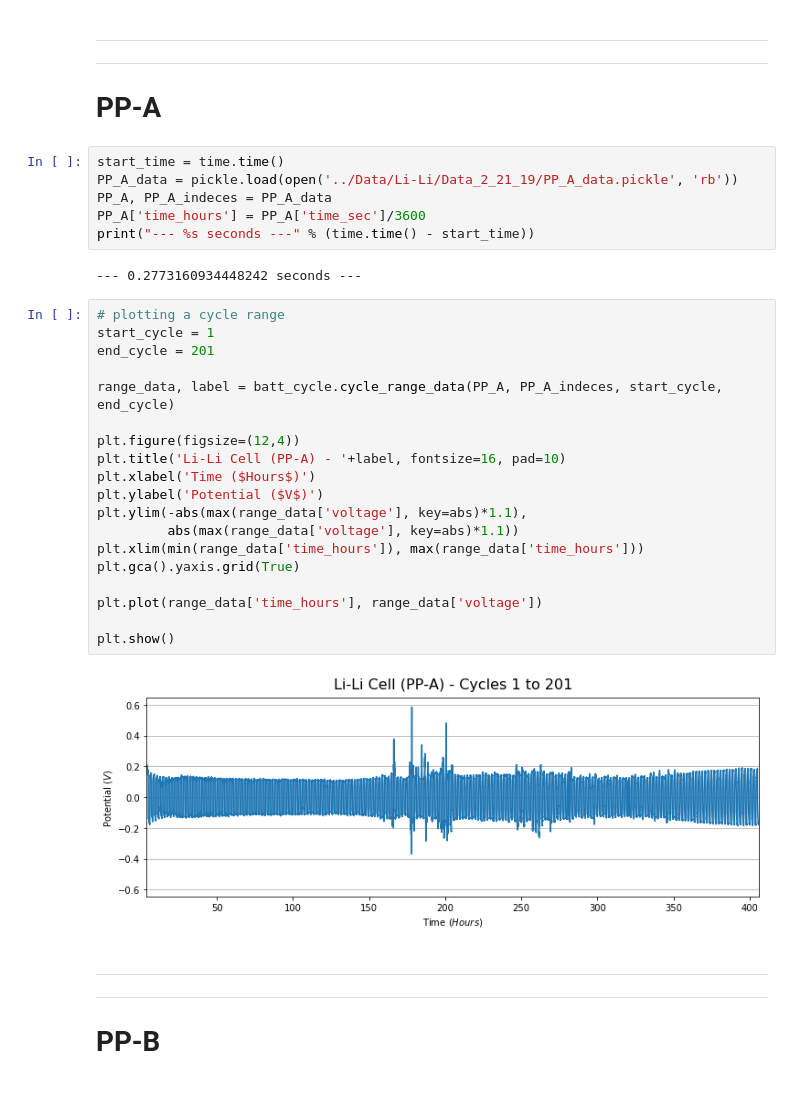
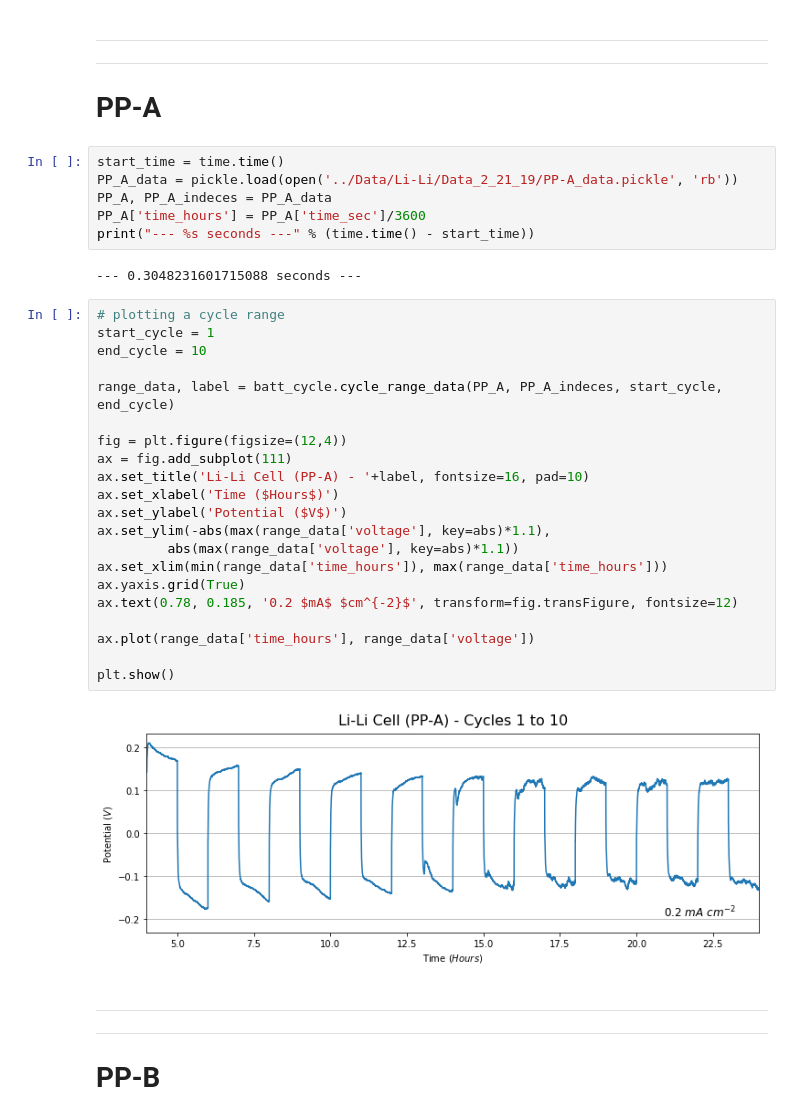
Before and after one commit to ParkerSteichen/battery_cycler, a Jupyter notebook: Li-Li_dev_6.ipynb, the cells around one changed output. Cells and saved outputs as stored; diff of their text form.

Commit message:
new data from 3_15_19

```diff
--- a/Li-Li_dev_6.ipynb
+++ b/Li-Li_dev_6.ipynb
@@ -14,33 +14,35 @@ total_start_time = time.time()
 # PP-A
 # %%
 start_time = time.time()
-PP_A_data = pickle.load(open('../Data/Li-Li/Data_2_21_19/PP_A_data.pickle', 'rb'))
+PP_A_data = pickle.load(open('../Data/Li-Li/Data_2_21_19/PP-A_data.pickle', 'rb'))
 PP_A, PP_A_indeces = PP_A_data
 PP_A['time_hours'] = PP_A['time_sec']/3600
 print("--- %s seconds ---" % (time.time() - start_time))
 # %% [output]
---- 0.2773160934448242 seconds ---
+--- 0.3048231601715088 seconds ---
 # %%
 # plotting a cycle range
 start_cycle = 1
-end_cycle = 201
+end_cycle = 10
 
 range_data, label = batt_cycle.cycle_range_data(PP_A, PP_A_indeces, start_cycle, end_cycle)
 
-plt.figure(figsize=(12,4))
-plt.title('Li-Li Cell (PP-A) - '+label, fontsize=16, pad=10)
-plt.xlabel('Time ($Hours$)')
-plt.ylabel('Potential ($V$)')
-plt.ylim(-abs(max(range_data['voltage'], key=abs)*1.1),
+fig = plt.figure(figsize=(12,4))
+ax = fig.add_subplot(111)
+ax.set_title('Li-Li Cell (PP-A) - '+label, fontsize=16, pad=10)
+ax.set_xlabel('Time ($Hours$)')
+ax.set_ylabel('Potential ($V$)')
+ax.set_ylim(-abs(max(range_data['voltage'], key=abs)*1.1),
          abs(max(range_data['voltage'], key=abs)*1.1))
-plt.xlim(min(range_data['time_hours']), max(range_data['time_hours']))
-plt.gca().yaxis.grid(True)
+ax.set_xlim(min(range_data['time_hours']), max(range_data['time_hours']))
+ax.yaxis.grid(True)
+ax.text(0.78, 0.185, '0.2 $mA$ $cm^{-2}$', transform=fig.transFigure, fontsize=12)
 
-plt.plot(range_data['time_hours'], range_data['voltage'])
+ax.plot(range_data['time_hours'], range_data['voltage'])
 
 plt.show()
 # %% [output]
-[figure, old version]
+[figure, new version]
 # %% [markdown]
 -----
 -----
```
Also changed, not shown: parts of 11 cells of this notebook, 10 other files.
